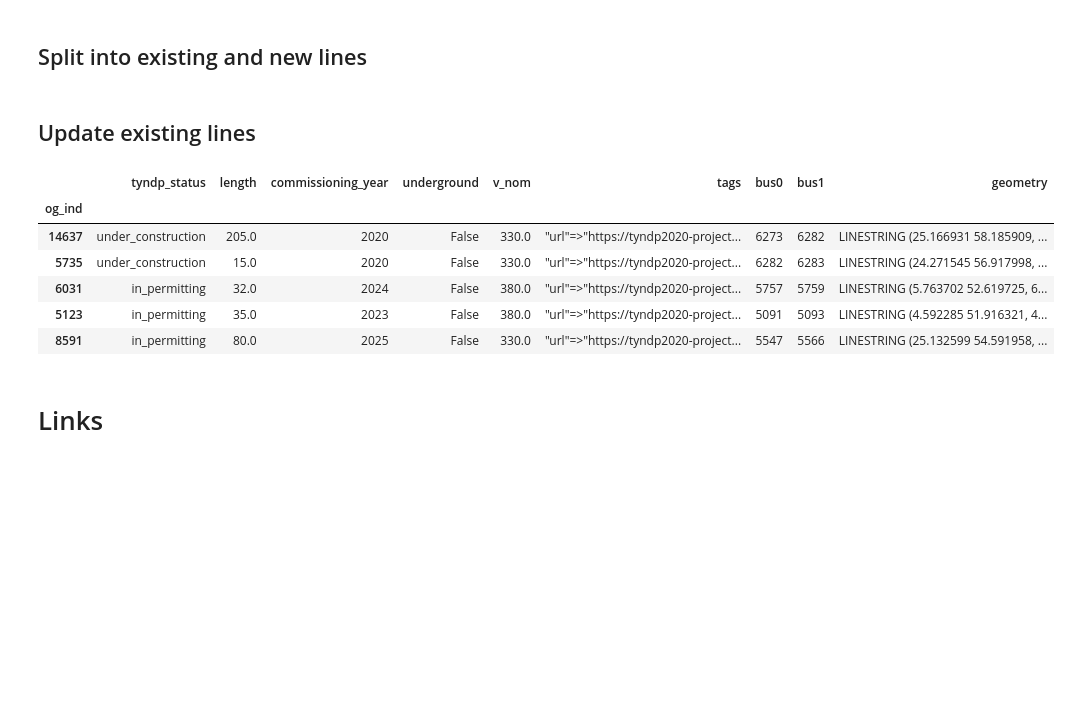
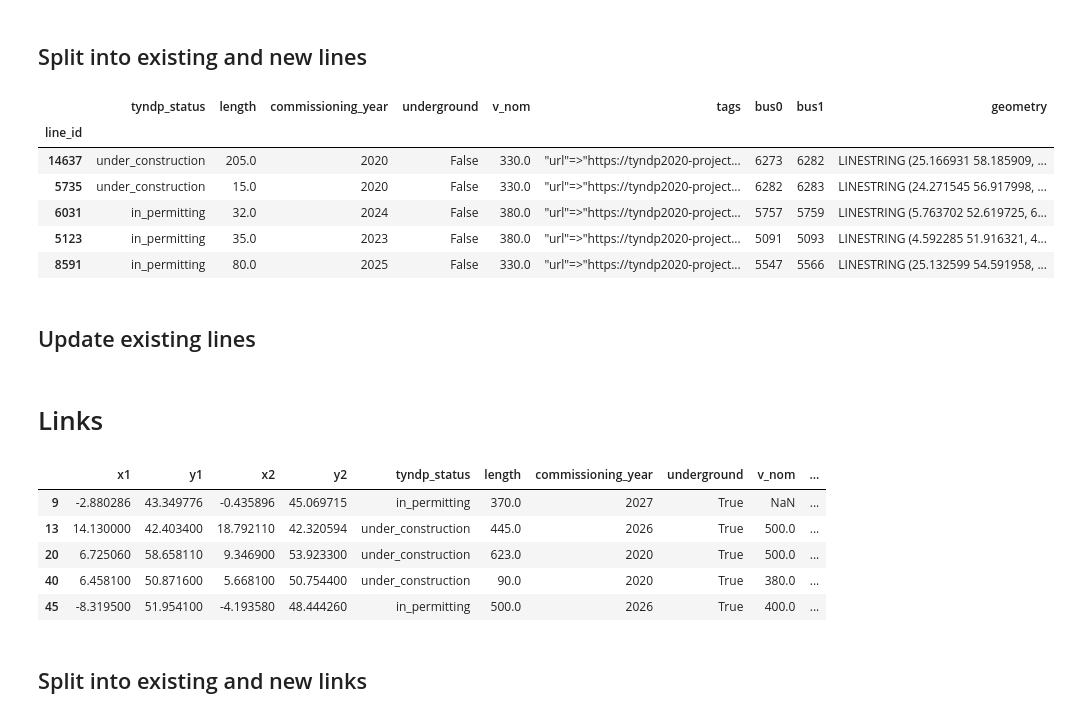
Before and after one commit to grecht/tyndp_to_pypsa, a Jupyter notebook: to_pypsa_testing.ipynb, the cells around one changed output. Saved outputs shown, nothing was run; the diff lists cells and outputs as text; code cells hidden in the pictures; blank space fills up the shorter version.

Commit message:
Update lines, progress on links

```diff
--- a/to_pypsa_testing.ipynb
+++ b/to_pypsa_testing.ipynb
@@ -28,10 +28,10 @@ tyndp_lines = df.loc[df.asset_type == 'line']
 # Ignore entries with missing coordinates
 # (various reasons: incomplete project specification, outside of PyPSA-Eur area,...)
 tyndp_buses = tyndp_buses.dropna(subset=['x1', 'y1'])
-tyndp_lines = tyndp_lines.dropna(subset=['x1', 'y1', 'x2', 'y2'])
+tyndp_lines_links = tyndp_lines.dropna(subset=['x1', 'y1', 'x2', 'y2'])
 
-new_ac_lines = tyndp_lines.loc[tyndp_lines.ac_dc == 'AC']
-new_dc_links = tyndp_lines.loc[tyndp_lines.ac_dc == 'DC']
+tyndp_lines = tyndp_lines_links.loc[tyndp_lines_links.ac_dc == 'AC']
+tyndp_links = tyndp_lines_links.loc[tyndp_lines_links.ac_dc == 'DC']
 
 # Extract all buses occuring in 'tyndp_lines'
 buses_1 = tyndp_lines.loc[:, ('substation_1','x1','y1')]
@@ -218,8 +217,8 @@ split_regex = r'("\w+"\s*=>\s*"[^"]*"),'
 tag_regex   = r'"(?P<key>\w+)"\s*=>\s*"(?P<value>[^"]*)"'  # Form: '"key"=>"value"'
 tag_pattern = re.compile(tag_regex)
 
-def tags_to_dict(bus):
-    tags = list(filter(None, [s.strip() for s in re.split(split_regex, bus.loc['tags'])]))
+def tags_to_dict(row):
+    tags = list(filter(None, [s.strip() for s in re.split(split_regex, row.loc['tags'])]))
     return dict(tag_pattern.match(t).groups() for t in tags)
 
 dict_to_tags = lambda d: ', '.join([f'"{k}"=>"{v}"' for k,v in d.items()])
@@ -246,7 +245,7 @@ for index, tyndp_bus in existing_buses.loc[~buses.tags.isna()].iterrows():
 
     # add all new tags to gridx_bus
     not_in_gridx = {k:v for k, v in tyndp_tags.items() if k not in gridx_tags}
-    gridx_tags   = {**gridx_tags, **not_in_gridx}
+    gridx_tags   = gridx_tags | not_in_gridx
 
     buses.loc[index, 'tags'] = dict_to_tags(gridx_tags)
 # %% [output]
@@ -371,16 +369,16 @@ new_lines      = tyndp_lines.loc[new_ind]
+# %%
+# Update indices of 'existing_lines' to those of the corresponding line in 'lines'
+row_to_ind = {tuple(row):ind for ind, row in lines.loc[:, ('bus0', 'bus1')].drop_duplicates().iterrows()}
+existing_lines.loc[:, 'line_id'] = existing_lines.loc[:, ('bus0', 'bus1')].apply(lambda row: row_to_ind[tuple(row)], axis=1)
+existing_lines = existing_lines.set_index('line_id')
+existing_lines.head()
+# %% [output]
+|  | tyndp_status | length | commissioning_year | underground | v_nom | tags | bus0 | bus1 | geometry |
+| line_id |  |  |  |  |  |  |  |  |  |
+| 14637 | under_construction | 205.0 | 2020 | False | 330.0 | "url"=>"https://tyndp2020-project... | 6273 | 6282 | LINESTRING (25.166931 58.185909, ... |
+| 5735 | under_construction | 15.0 | 2020 | False | 330.0 | "url"=>"https://tyndp2020-project... | 6282 | 6283 | LINESTRING (24.271545 56.917998, ... |
+| 6031 | in_permitting | 32.0 | 2024 | False | 380.0 | "url"=>"https://tyndp2020-project... | 5757 | 5759 | LINESTRING (5.763702 52.619725, 6... |
+| 5123 | in_permitting | 35.0 | 2023 | False | 380.0 | "url"=>"https://tyndp2020-project... | 5091 | 5093 | LINESTRING (4.592285 51.916321, 4... |
+| 8591 | in_permitting | 80.0 | 2025 | False | 330.0 | "url"=>"https://tyndp2020-project... | 5547 | 5566 | LINESTRING (25.132599 54.591958, ... |
 # %% [markdown]
 ## Update existing lines
-# %%
-# get corresponding indices in lines_undir
-row_to_ind = {tuple(row):ind for ind, row in lines.loc[:, ('bus0', 'bus1')].drop_duplicates().iterrows()}
-existing_lines.loc[:, 'og_ind'] = existing_lines.loc[:, ('bus0', 'bus1')].apply(lambda row: row_to_ind[tuple(row)], axis=1)
-existing_lines = existing_lines.set_index('og_ind')
-existing_lines.head()
-# %% [output]
-|  | tyndp_status | length | commissioning_year | underground | v_nom | tags | bus0 | bus1 | geometry |
-| og_ind |  |  |  |  |  |  |  |  |  |
-| 14637 | under_construction | 205.0 | 2020 | False | 330.0 | "url"=>"https://tyndp2020-project... | 6273 | 6282 | LINESTRING (25.166931 58.185909, ... |
-| 5735 | under_construction | 15.0 | 2020 | False | 330.0 | "url"=>"https://tyndp2020-project... | 6282 | 6283 | LINESTRING (24.271545 56.917998, ... |
-| 6031 | in_permitting | 32.0 | 2024 | False | 380.0 | "url"=>"https://tyndp2020-project... | 5757 | 5759 | LINESTRING (5.763702 52.619725, 6... |
-| 5123 | in_permitting | 35.0 | 2023 | False | 380.0 | "url"=>"https://tyndp2020-project... | 5091 | 5093 | LINESTRING (4.592285 51.916321, 4... |
-| 8591 | in_permitting | 80.0 | 2025 | False | 330.0 | "url"=>"https://tyndp2020-project... | 5547 | 5566 | LINESTRING (25.132599 54.591958, ... |
@@ -391,2 +413,25 @@ existing_lines.head()
-# %% [markdown]
-#
+# %%
+tyndp_links = tyndp_links.drop([
+    'asset_type',
+    'ac_dc',
+    'substation_1',
+    'substation_2',
+    'investment_id',
+    'remarks',
+    'description'], axis=1)
+
+tyndp_links = tyndp_links.rename(columns={
+    'project_id': 'tyndp2020_proj_id',
+    'specified_length_km': 'length',
+    'voltage': 'v_nom',
+    'status': 'tyndp_status',
+    'p_nom_max': 'p_nom'
+})
+tyndp_links.head()
+# %% [output]
+|  | x1 | y1 | x2 | y2 | tyndp_status | length | commissioning_year | underground | v_nom | ... |
+| 9 | -2.880286 | 43.349776 | -0.435896 | 45.069715 | in_permitting | 370.0 | 2027 | True | NaN | ... |
+| 13 | 14.130000 | 42.403400 | 18.792110 | 42.320594 | under_construction | 445.0 | 2026 | True | 500.0 | ... |
+| 20 | 6.725060 | 58.658110 | 9.346900 | 53.923300 | under_construction | 623.0 | 2020 | True | 500.0 | ... |
+| 40 | 6.458100 | 50.871600 | 5.668100 | 50.754400 | under_construction | 90.0 | 2020 | True | 380.0 | ... |
+| 45 | -8.319500 | 51.954100 | -4.193580 | 48.444260 | in_permitting | 500.0 | 2026 | True | 400.0 | ... |
@@ -392,0 +462,2 @@ existing_lines.head()
+# %% [markdown]
+## Split into existing and new links
```
Also changed, not shown: parts of 16 cells of this notebook.
